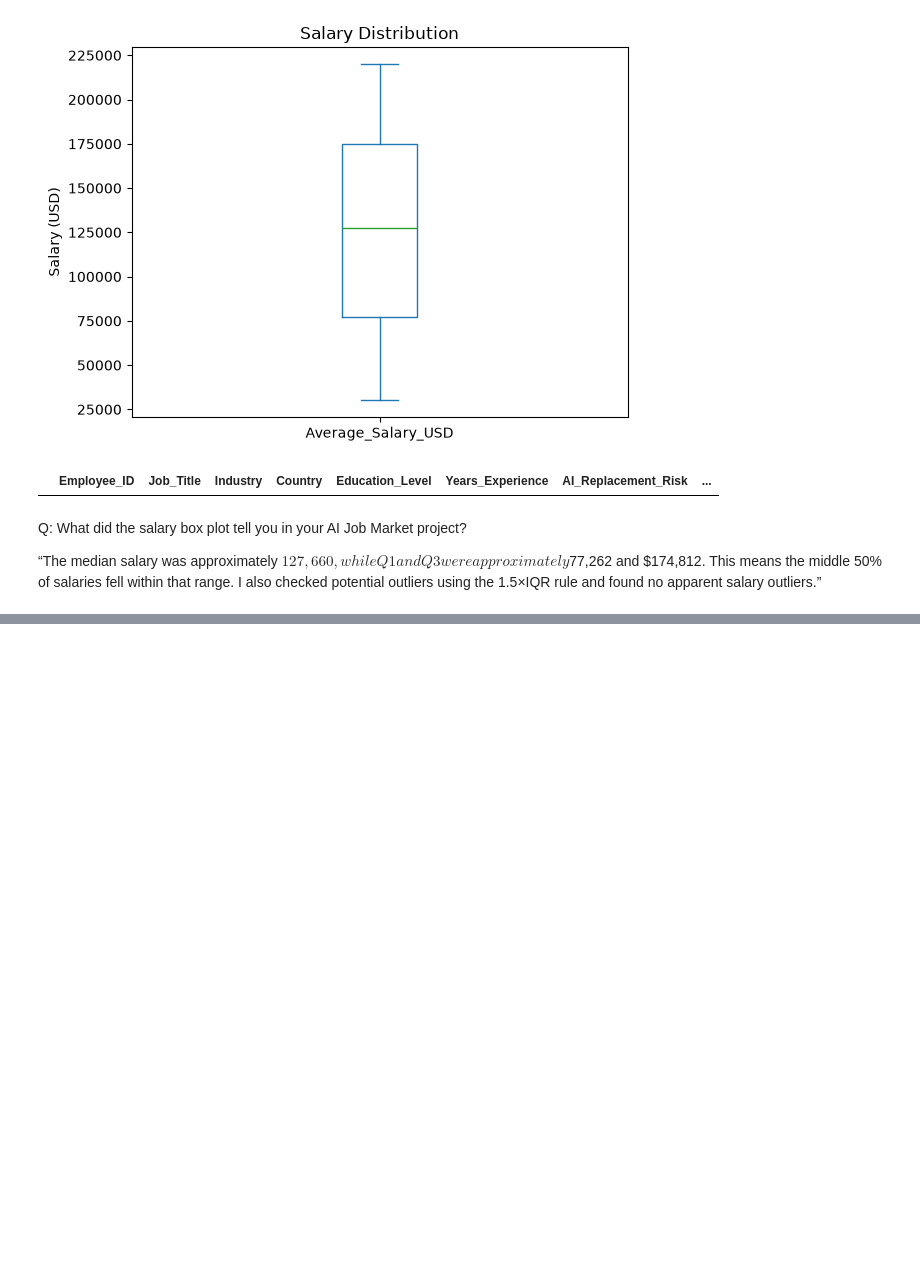
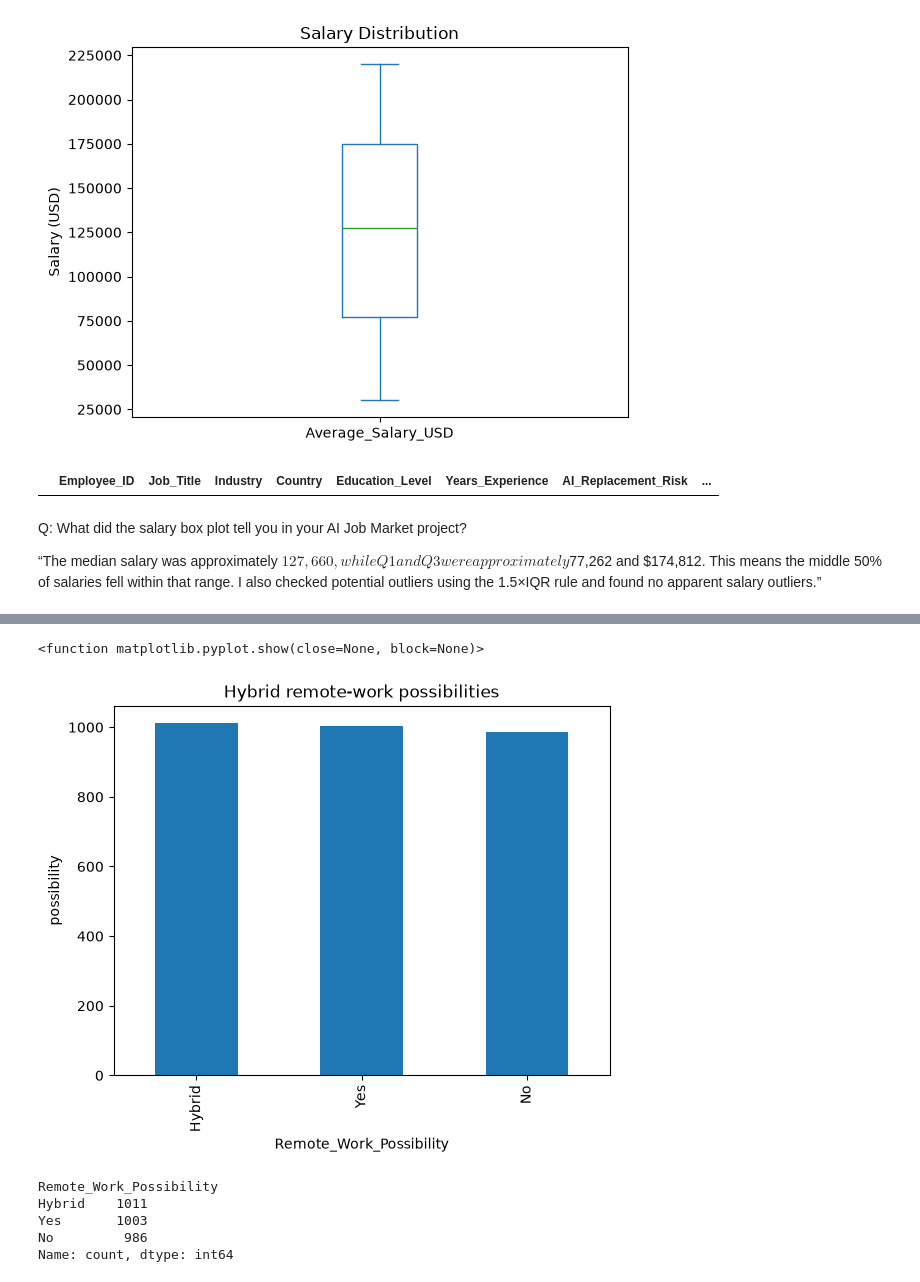
Before and after one commit to ArpanaMahajan30/ai-engineer-journey, a Jupyter notebook: month1/day8/data_visualization.ipynb, the cells around one changed output, grey strips where cells are left out. Saved outputs shown, nothing was run; the diff lists cells and outputs as text; code cells hidden in the pictures; blank space fills up the shorter version.

```diff
--- a/month1/day8/data_visualization.ipynb
+++ b/month1/day8/data_visualization.ipynb
@@ -170,0 +277,19 @@ Q: What did the salary box plot tell you in your AI Job Market project?
+# %%
+df["Remote_Work_Possibility"].value_counts().plot(kind="bar")
+
+plt.title("Hybrid remote-work possibilities")
+plt.xlabel("Remote_Work_Possibility")
+plt.ylabel("possibility")
+
+plt.show
+# %% [output]
+<function matplotlib.pyplot.show(close=None, block=None)>
+[figure, added]
+# %%
+df["Remote_Work_Possibility"].value_counts()
+# %% [output]
+Remote_Work_Possibility
+Hybrid    1011
+Yes       1003
+No         986
+Name: count, dtype: int64
```
Also changed, not shown: parts of 13 cells of this notebook, 2 other files.
